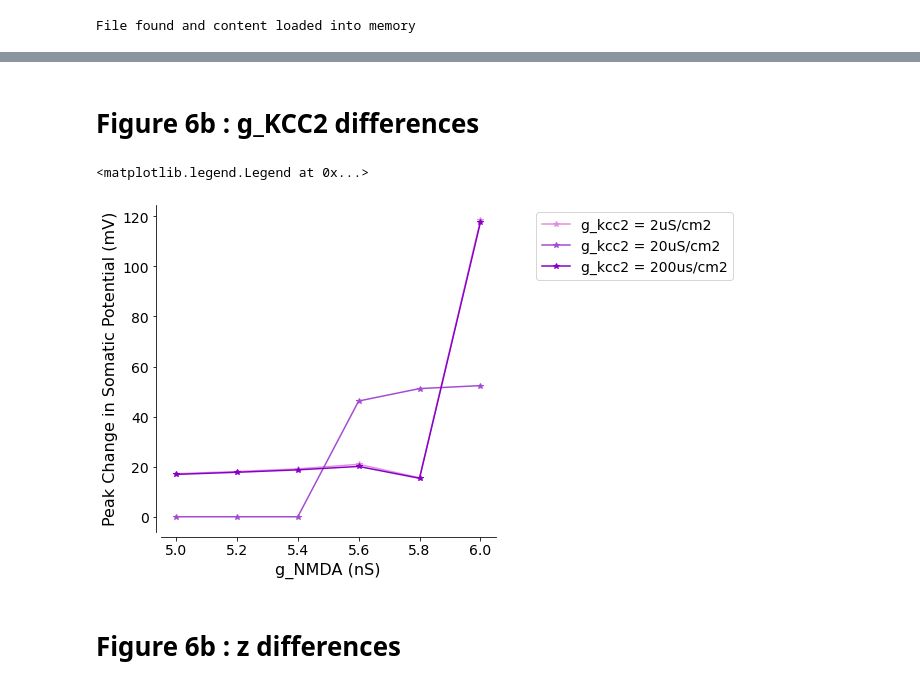
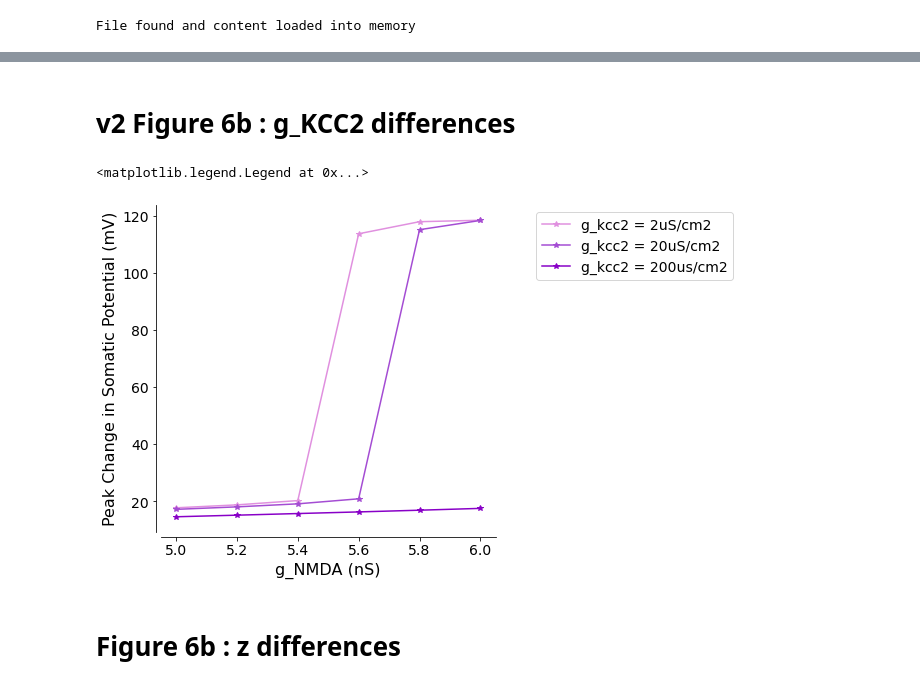
Before and after one commit to Eran707/msc_code_repo, a Jupyter notebook: Figure_6b_kcc2_multi_synapses.ipynb, the cells around one changed output, grey strips where cells are left out. Saved outputs shown, nothing was run; the diff lists cells and outputs as text; code cells hidden in the pictures.

```diff
--- a/Figure_6b_kcc2_multi_synapses.ipynb
+++ b/Figure_6b_kcc2_multi_synapses.ipynb
@@ -195,53 +299,53 @@ Peak change in Somatic V: 16.94375
 # %% [markdown]
-# Figure 6b : g_KCC2 differences
+# v2 Figure 6b : g_KCC2 differences
 # %%
 g_exc = [5,5.2,5.4,5.6,5.8,6]
 gkcc2_arr = [ 'g_kcc2 = 2uS/cm2','g_kcc2 = 20uS/cm2','g_kcc2 = 200us/cm2']
 
 
 peak_soma_v_arr_gk1 = []
-peak_soma_v_arr_gk1.append(round(17.18574,2))
-peak_soma_v_arr_gk1.append(round(18.05835,2))
-peak_soma_v_arr_gk1.append(round(19.13366,2))
-peak_soma_v_arr_gk1.append(round(20.94785,2))
-peak_soma_v_arr_gk1.append(round(15.56604,2))
+peak_soma_v_arr_gk1.append(round(17.70292,2))
+peak_soma_v_arr_gk1.append(round(18.72509,2))
+peak_soma_v_arr_gk1.append(round(20.22933,2))
+peak_soma_v_arr_gk1.append(round(113.67656,2))
+peak_soma_v_arr_gk1.append(round(117.91062,2))
 peak_soma_v_arr_gk1.append(round(118.4098,2))
 
 peak_soma_v_arr_gk2 = []
-peak_soma_v_arr_gk2.append(round(0,2))
-peak_soma_v_arr_gk2.append(round(0,2))
-peak_soma_v_arr_gk2.append(round(0,2))
-peak_soma_v_arr_gk2.append(round(46.2312986297941,2))
-peak_soma_v_arr_gk2.append(round(51.19003568689153,2))
-peak_soma_v_arr_gk2.append(round(52.37457774212487,2))
+peak_soma_v_arr_gk2.append(round(17.16305,2))
+peak_soma_v_arr_gk2.append(round(18.03063,2))
+peak_soma_v_arr_gk2.append(round(19.09464,2))
+peak_soma_v_arr_gk2.append(round(20.84525,2))
+peak_soma_v_arr_gk2.append(round(115.11092,2))
+peak_soma_v_arr_gk2.append(round(118.34569,2))
 
 peak_soma_v_arr_gk3 = []
-peak_soma_v_arr_gk3.append(round(16.94375,2))
-peak_soma_v_arr_gk3.append(round(17.76603,2))
-peak_soma_v_arr_gk3.append(round(18.73639,2))
-peak_soma_v_arr_gk3.append(round(20.09803,2))
-peak_soma_v_arr_gk3.append(round(15.37056,2))
-peak_soma_v_arr_gk3.append(round(117.56253,2))
+peak_soma_v_arr_gk3.append(round(14.56132,2))
+peak_soma_v_arr_gk3.append(round(15.12001,2))
+peak_soma_v_arr_gk3.append(round(15.68534,2))
+peak_soma_v_arr_gk3.append(round(16.26367,2))
+peak_soma_v_arr_gk3.append(round(16.86365,2))
+peak_soma_v_arr_gk3.append(round(17.49836,2))
 
 
 
 fig_b,ax_1 = mplt.subplots(1,1,figsize=(6,6))
 sns.despine(offset=5)
 ax_1.plot(g_exc,peak_soma_v_arr_gk1,"*-", label =gkcc2_arr[0],color='#E090DF')
 ax_1.plot(g_exc,peak_soma_v_arr_gk2,"*-", label =gkcc2_arr[1],color= '#A44CD3')
 ax_1.plot(g_exc,peak_soma_v_arr_gk3,"*-", label =gkcc2_arr[2], color = '#8800C7')
 
 
 
 
 ax_1.set_ylabel("Peak Change in Somatic Potential (mV)", fontsize=16)
 ax_1.set_xlabel("g_NMDA (nS)", fontsize=16)
 ax_1.tick_params(axis='y', which='major', labelsize=14)
 ax_1.tick_params(axis='x', which='major', labelsize=14)
 ax_1.legend(fontsize =14,bbox_to_anchor=(1.1,1), loc='upper left')
 # %% [output]
 <matplotlib.legend.Legend at 0x...>
-[figure, old version]
+[figure, new version]
 # %% [markdown]
 # Figure 6b : z differences
 # %%
```
Also changed, not shown: parts of 5 cells of this notebook, 22 other files.
